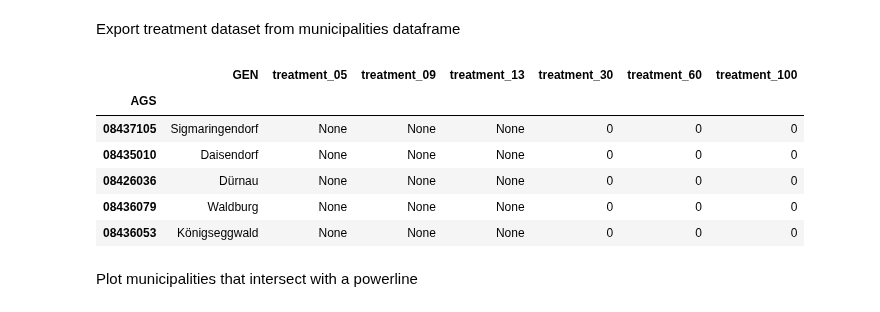
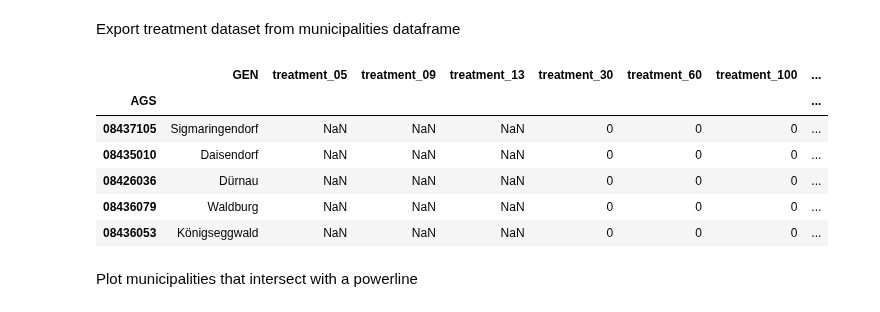
Before and after one commit to jan-schaeffer/powerlinemonsters, a Jupyter notebook: pl_treatment.ipynb, the cells around one changed output. Cells and saved outputs as stored; diff of their text form; code cells hidden in the pictures.

```diff
--- a/pl_treatment.ipynb
+++ b/pl_treatment.ipynb
@@ -299,6 +300,7 @@ Create single treatment (type )indicators for each year --> This also 'unnests'
 # %%
 years = ['05', '09', '13']
 for year in years:
-    municipalities[f'treatment_{year}'] = np.where(municipalities[f'treated_100_{year}'] == True, '100', 'None')
-    municipalities[f'treatment_{year}'] = np.where(municipalities[f'treated_60_{year}'] == True, '60', municipalities[f'treatment_{year}'])
-    municipalities[f'treatment_{year}'] = np.where(municipalities[f'treated_30_{year}'] == True, '30', municipalities[f'treatment_{year}'])
+    municipalities[f'treatment_{year}'] = np.where(municipalities[f'treatment_100_{year}'] == True, 100, np.nan)
+    municipalities[f'treatment_{year}'] = np.where(municipalities[f'treatment_60_{year}'] == True, 60, municipalities[f'treatment_{year}'])
+    municipalities[f'treatment_{year}'] = np.where(municipalities[f'treatment_30_{year}'] == True, 30, municipalities[f'treatment_{year}'])
+    print(municipalities[f'treatment_{year}'].value_counts())
@@ -326,6 +321,7 @@ Name: treatment_13, dtype: int64
 Create treatment (in year) indicator for all buffer sizes
 # %%
 for buffer in (15, 30, 50):
-    municipalities[f'treatment_{buffer*2}'] = np.where(municipalities[f'treated_{buffer*2}_13'] == True, 2014, 0)
-    municipalities[f'treatment_{buffer*2}'] = np.where(municipalities[f'treated_{buffer*2}_09'] == True, 2010, municipalities[f'treatment_{buffer*2}'])
-    municipalities[f'treatment_{buffer*2}'] = np.where(municipalities[f'treated_{buffer*2}_05'] == True, 2005, municipalities[f'treatment_{buffer*2}'])
+    municipalities[f'treatment_{buffer*2}'] = np.where(municipalities[f'treatment_{buffer*2}_13'] == True, 2014, 0)
+    municipalities[f'treatment_{buffer*2}'] = np.where(municipalities[f'treatment_{buffer*2}_09'] == True, 2010, municipalities[f'treatment_{buffer*2}'])
+    municipalities[f'treatment_{buffer*2}'] = np.where(municipalities[f'treatment_{buffer*2}_05'] == True, 2005, municipalities[f'treatment_{buffer*2}'])
+    print(municipalities[f'treatment_{buffer*2}'].value_counts())
@@ -350,0 +346,5 @@ Name: treatment_100, dtype: int64
+# %%
+municipalities['ever_treated'] = municipalities[['treatment_05', 'treatment_09', 'treatment_13']].min(axis=1)
+municipalities['ever_treated'] = municipalities['ever_treated'].astype('Int64').astype(str)
+municipalities['ever_treated'] = np.where(municipalities['ever_treated'] == '<NA>', 'None', municipalities['ever_treated'])
+municipalities['ever_treated'].value_counts()
@@ -350,0 +357,3 @@ Name: treatment_100, dtype: int64
+# %%
+municipalities['never_treated'] = np.where(municipalities['ever_treated'] == 'None', 0, 1)
+municipalities['never_treated'].value_counts()
@@ -356,20 +369,20 @@ municipalities.to_file(f'{path}/data/geodata/municipalities.shp')
 Export treatment dataset from municipalities dataframe
 # %%
 treatment = pd.DataFrame(municipalities)
-columns = ['AGS', 'GEN', 'treatment_05', 'treatment_09', 'treatment_13',  'treatment_30', 'treatment_60', 'treatment_100']
+columns = ['AGS', 'GEN', 'treatment_05', 'treatment_09', 'treatment_13',  'treatment_30', 'treatment_60', 'treatment_100', 'ever_treated', 'never_treated']
 #columns = columns + ['treated_2005', 'treated_2009', 'treated_2013', 'treated_30_05','treated_60_05','treated_100_05', 'treated_30_09','treated_60_09','treated_100_09', 'treated_30_13','treated_60_13','treated_100_13']
 treatment = treatment.reindex(columns=columns)
 treatment = treatment.set_index('AGS')
 treatment = treatment.replace({True:1, False:0})
 treatment.to_csv(f'{path}/data/treatment.csv', encoding = 'utf-8-sig')
 treatment.head()
 # %% [output]
-|  | GEN | treatment_05 | treatment_09 | treatment_13 | treatment_30 | treatment_60 | treatment_100 |
-| AGS |  |  |  |  |  |  |  |
-| 08437105 | Sigmaringendorf | None | None | None | 0 | 0 | 0 |
-| 08435010 | Daisendorf | None | None | None | 0 | 0 | 0 |
-| 08426036 | Dürnau | None | None | None | 0 | 0 | 0 |
-| 08436079 | Waldburg | None | None | None | 0 | 0 | 0 |
-| 08436053 | Königseggwald | None | None | None | 0 | 0 | 0 |
+|  | GEN | treatment_05 | treatment_09 | treatment_13 | treatment_30 | treatment_60 | treatment_100 | ... |
+| AGS |  |  |  |  |  |  |  | ... |
+| 08437105 | Sigmaringendorf | NaN | NaN | NaN | 0 | 0 | 0 | ... |
+| 08435010 | Daisendorf | NaN | NaN | NaN | 0 | 0 | 0 | ... |
+| 08426036 | Dürnau | NaN | NaN | NaN | 0 | 0 | 0 | ... |
+| 08436079 | Waldburg | NaN | NaN | NaN | 0 | 0 | 0 | ... |
+| 08436053 | Königseggwald | NaN | NaN | NaN | 0 | 0 | 0 | ... |
 # %% [markdown]
 Plot municipalities that intersect with a powerline
```
Also changed, not shown: parts of 30 cells of this notebook, 14 other files.
